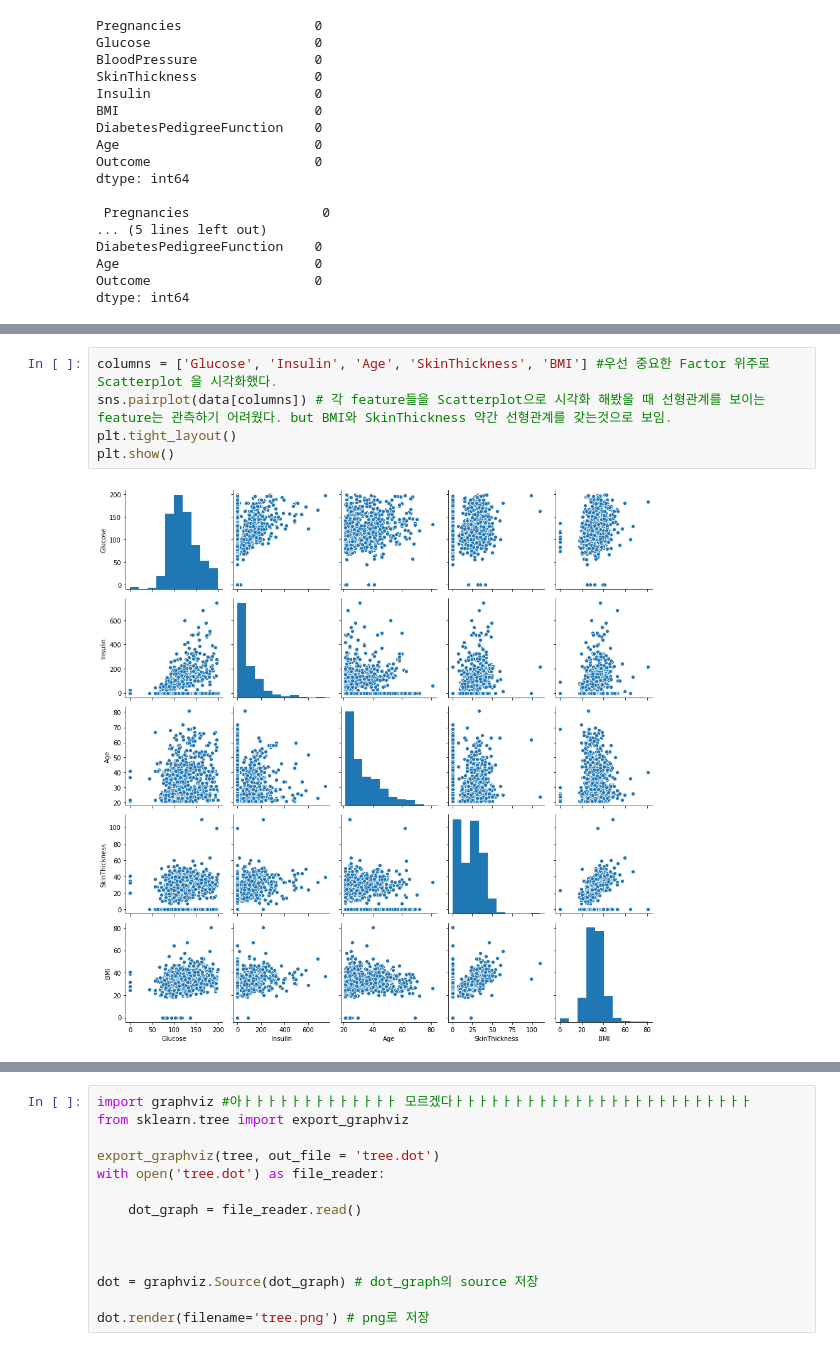
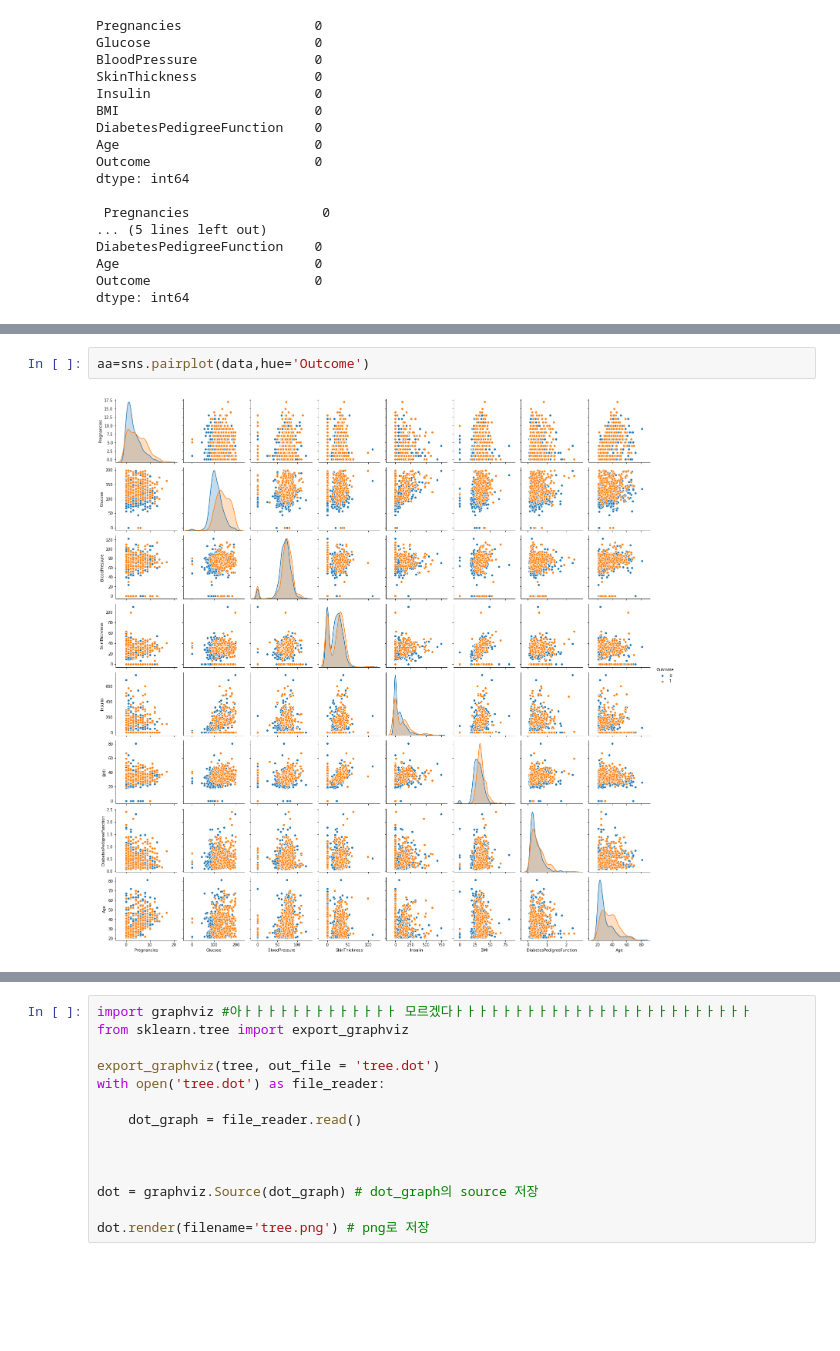
Before and after one commit to wazs555/Data_mining_project, a Jupyter notebook: data_mining_project.ipynb, the cells around one changed output, grey strips where cells are left out. Drawn from its saved outputs; the diff is of its cells as text; blank space fills up the shorter version.

```diff
--- a/data_mining_project.ipynb
+++ b/data_mining_project.ipynb
@@ -67,8 +105,5 @@ dtype: int64
-# %%
-columns = ['Glucose', 'Insulin', 'Age', 'SkinThickness', 'BMI'] #우선 중요한 Factor 위주로 Scatterplot 을 시각화했다.
-sns.pairplot(data[columns]) # 각 feature들을 Scatterplot으로 시각화 해봤을 때 선형관계를 보이는 feature는 관측하기 어려웠다. but BMI와 SkinThickness 약간 선형관계를 갖는것으로 보임.
-plt.tight_layout()
-plt.show()
-# %% [output]
-[figure, removed]
+# %%
+aa=sns.pairplot(data,hue='Outcome')
+# %% [output]
+[figure, added]
 # %%
```
Also changed, not shown: parts of 14 cells of this notebook.
